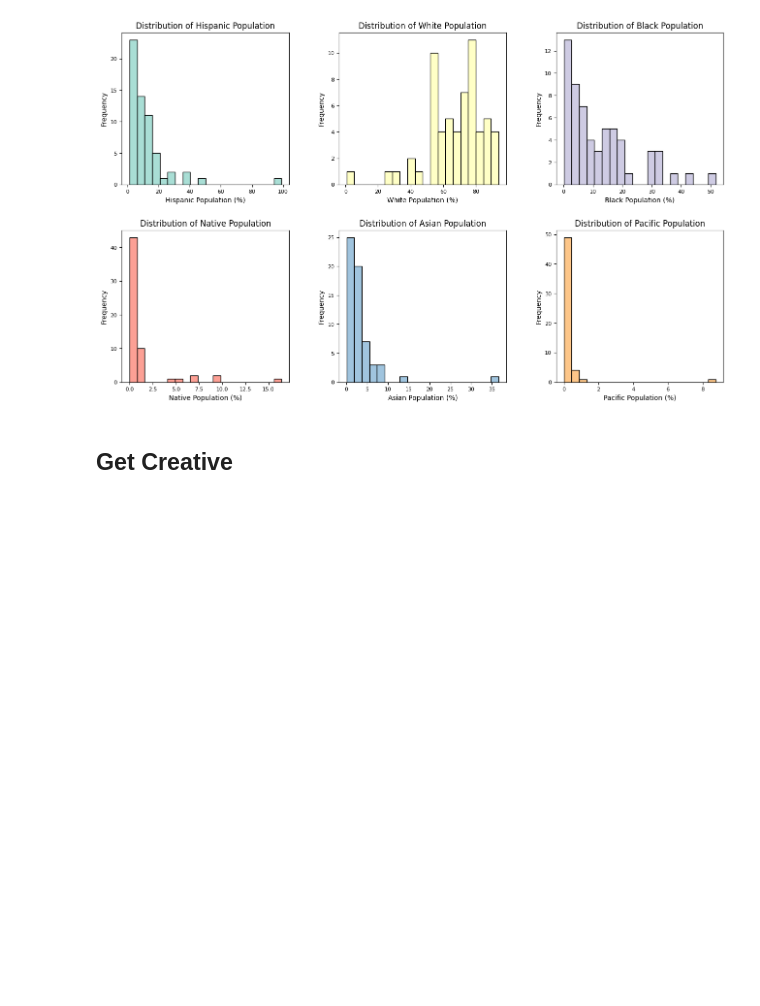
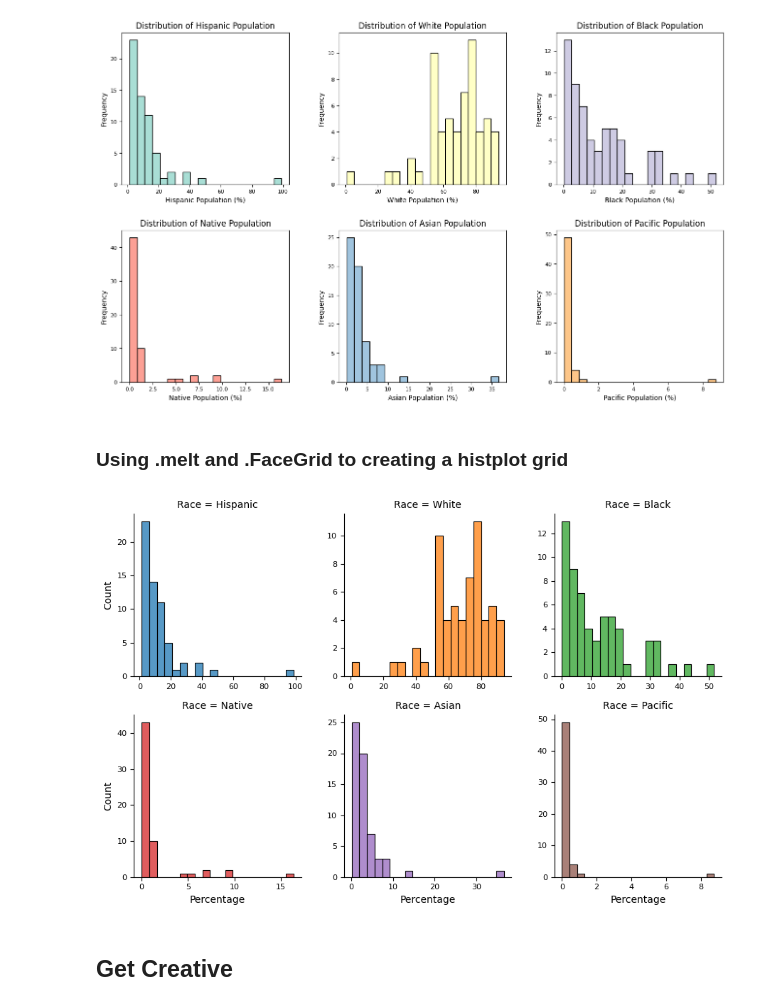
Before and after one commit to 7086600/cleaning_us_census_data_project, a Jupyter notebook: Cleaning US Census Data.ipynb, the cells around one changed output. Drawn from its saved outputs; the diff is of its cells as text; code cells hidden in the pictures; blank space fills up the shorter version.

Commit message:
creating the set of histplots with .melt and .FacetGrid

```diff
--- a/Cleaning US Census Data.ipynb
+++ b/Cleaning US Census Data.ipynb
@@ -327,6 +327,24 @@ plt.subplots_adjust(bottom=0.3, wspace=0.3, hspace=0.3, top=0.9)
 plt.show()
 # %% [output]
 [figure]
+# %% [markdown]
+### Using .melt and .FaceGrid to creating a histplot grid
+# %%
+# melting races from wide to long format
+races_melted = us_census.melt(id_vars=['State'],
+                              value_vars=['Hispanic', 'White', 'Black', 'Native', 'Asian', 'Pacific'],
+                              var_name='Race',
+                              value_name='Percentage')
+races_melted.head()
+# create a FaceGrid object
+graphRaces = sns.FacetGrid(data=races_melted, col='Race', hue='Race', col_wrap=3, sharex=False, sharey=False)
+# usinng .map method to histplot the data
+graphRaces = graphRaces.map(sns.histplot, 'Percentage', bins=20)
+# set axis labels
+graphRaces.set_axis_labels('Percentage', 'Count')
+plt.show()
+# %% [output]
+[figure, added]
 # %% [markdown]
 ## Get Creative
 # %% [markdown]
```
